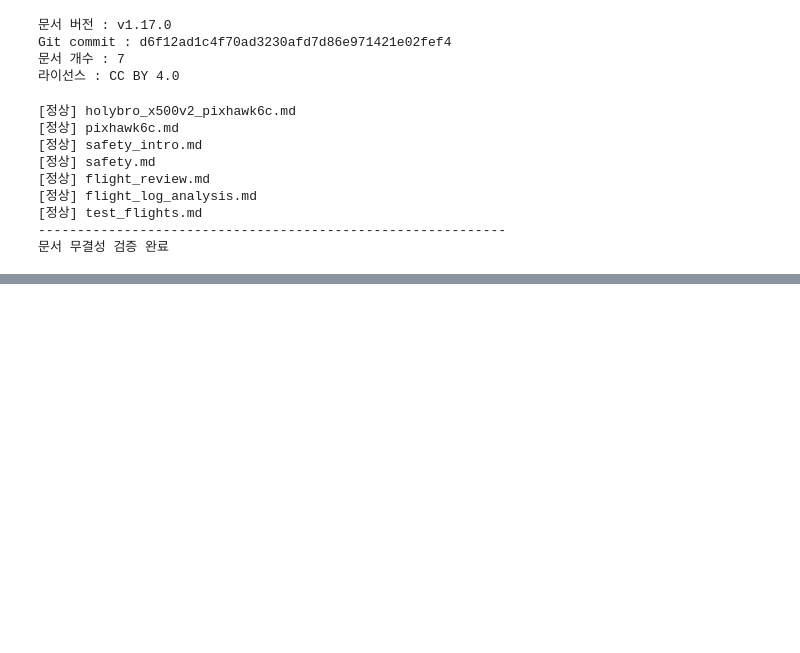
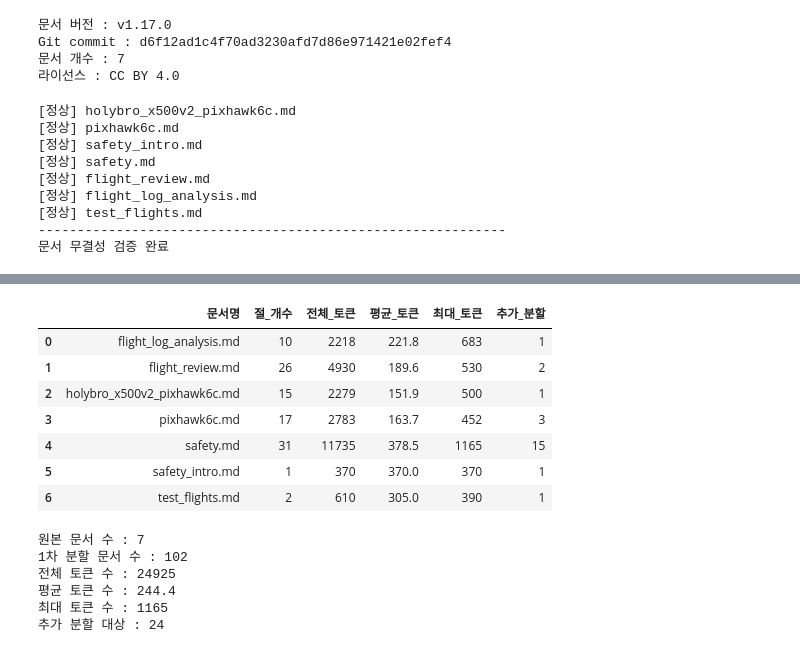
Before and after one commit to Phils-dev/RAG_Homework, a Jupyter notebook: PX4_RAG.ipynb, the cells around one changed output, grey strips where cells are left out. Cells and saved outputs as stored; diff of their text form; code cells hidden in the pictures; blank space fills up the shorter version.

```diff
--- a/PX4_RAG.ipynb
+++ b/PX4_RAG.ipynb
@@ -574,0 +939,45 @@ print("문서 무결성 검증 완료")
+# %%
+
+# 문서별 분할 현황 생성
+df_section_summary = df_sections.groupby(
+    "문서명"
+).agg(
+    절_개수=("No", "count"),
+    전체_토큰=("토큰 수", "sum"),
+    평균_토큰=("토큰 수", "mean"),
+    최대_토큰=("토큰 수", "max"),
+    추가_분할=("추가 분할", "sum")
+).reset_index()
+
+# 평균 토큰 수 정리
+df_section_summary["평균_토큰"] = (
+    df_section_summary["평균_토큰"].round(1)
+)
+
+# 문서별 분할 현황 출력
+display(df_section_summary)
+
+# 전체 분할 현황 출력
+print("원본 문서 수 :", len(documents))
+print("1차 분할 문서 수 :", len(section_documents))
+print("전체 토큰 수 :", df_sections["토큰 수"].sum())
+print("평균 토큰 수 :", round(
+    df_sections["토큰 수"].mean(), 1
+))
+print("최대 토큰 수 :", df_sections["토큰 수"].max())
+print("추가 분할 대상 :", df_sections["추가 분할"].sum())
+# %% [output]
+|  | 문서명 | 절_개수 | 전체_토큰 | 평균_토큰 | 최대_토큰 | 추가_분할 |
+| 0 | flight_log_analysis.md | 10 | 2218 | 221.8 | 683 | 1 |
+| 1 | flight_review.md | 26 | 4930 | 189.6 | 530 | 2 |
+| 2 | holybro_x500v2_pixhawk6c.md | 15 | 2279 | 151.9 | 500 | 1 |
+| 3 | pixhawk6c.md | 17 | 2783 | 163.7 | 452 | 3 |
+| 4 | safety.md | 31 | 11735 | 378.5 | 1165 | 15 |
+| 5 | safety_intro.md | 1 | 370 | 370.0 | 370 | 1 |
+| 6 | test_flights.md | 2 | 610 | 305.0 | 390 | 1 |
+원본 문서 수 : 7
+1차 분할 문서 수 : 102
+전체 토큰 수 : 24925
+평균 토큰 수 : 244.4
+최대 토큰 수 : 1165
+추가 분할 대상 : 24
```
Also changed, not shown: parts of 9 cells of this notebook.
